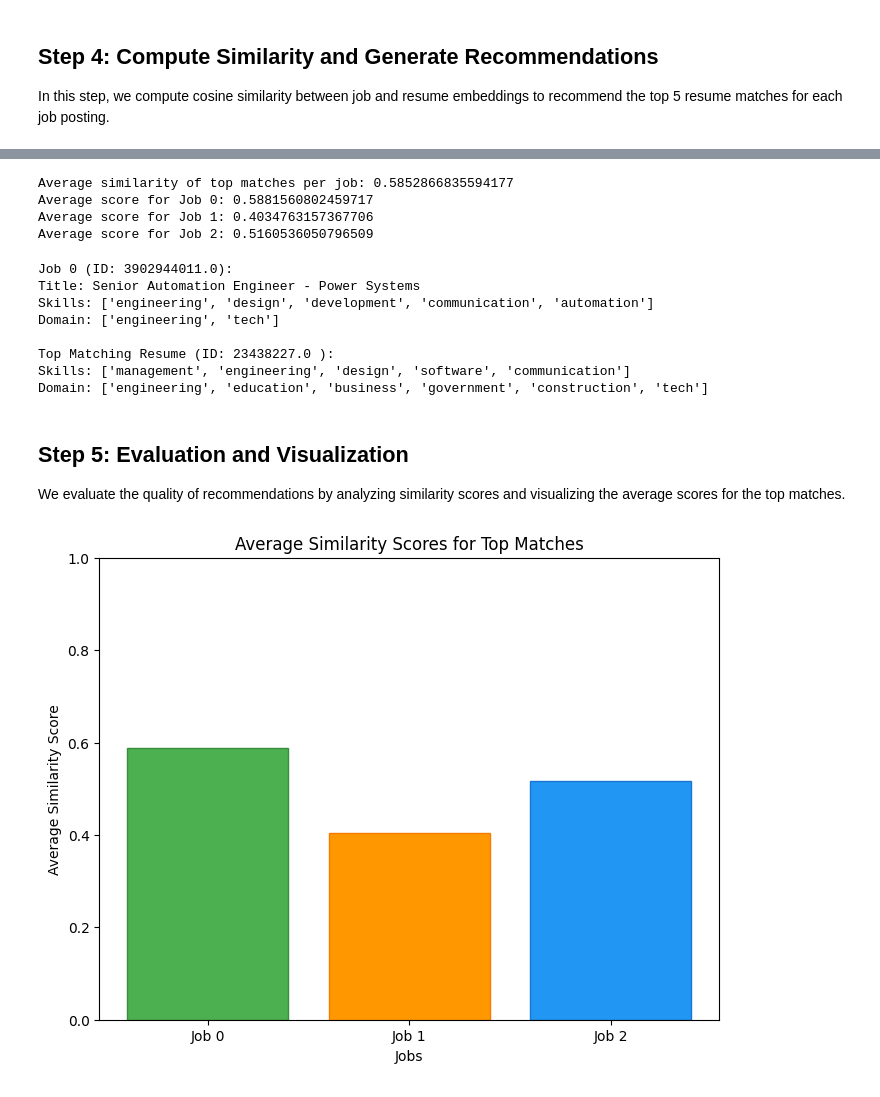
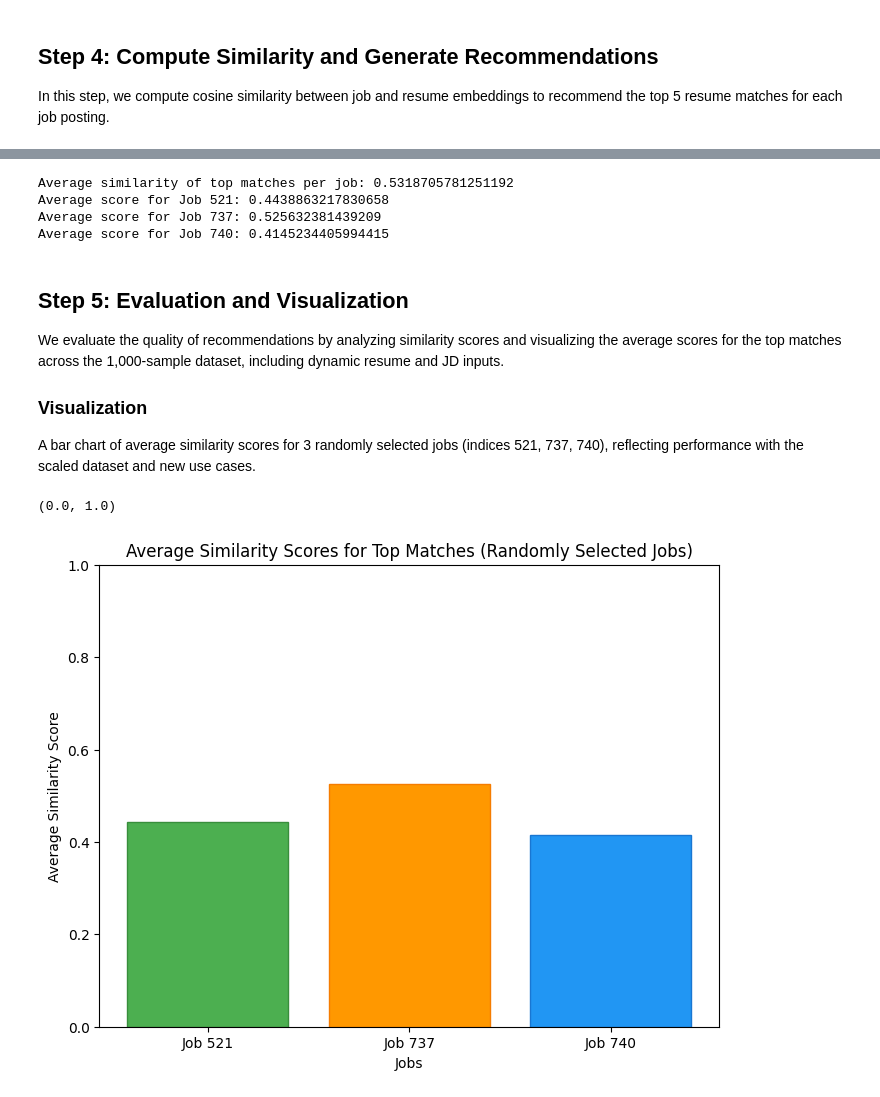
Before and after one commit to MuhammadAliAsgher/Job-Recommender-NLP, a Jupyter notebook: job-recommender-nlp.ipynb, the cells around one changed output, grey strips where cells are left out. Cells and saved outputs as stored; diff of their text form; code cells hidden in the pictures.

```diff
--- a/job-recommender-nlp.ipynb
+++ b/job-recommender-nlp.ipynb
@@ -151,3 +155,7 @@ Resume Sample Shape: (200, 4)
+# %%
+# Placeholder for dynamic resume and JD input
+uploaded_resume = None
+uploaded_jd = None
 # %% [markdown]
 #### Preprocess and Extract Features from the Job Description Dataset
 This process involves:
@@ -274,0 +266,5 @@ Shape of resume_embeddings: torch.Size([200, 384])
+# %%
+# Select 3 random job indices for consistent use across cells (using a fixed seed for reproducibility)
+np.random.seed(42)
+random_job_indices = np.random.choice(len(job_texts), 3, replace=False)
+print("Randomly selected job indices:", random_job_indices)
@@ -277,7 +308,7 @@ Shape of resume_embeddings: torch.Size([200, 384])
 In this step, we compute cosine similarity between job and resume embeddings to recommend the top 5 resume matches for each job posting.
 # %%
 # Compute cosine similarity between job and resume embeddings
-similarity_matrix = cosine_similarity(job_embeddings.cpu().numpy(), resume_embeddings.cpu().numpy())
+similarity_matrix = cosine_similarity(job_embeddings, resume_embeddings)
 
 # Get top 5 matches for each job
 top_k = 5
@@ -286,9 +317,9 @@ for i in range(len(job_texts)):
     top_indices = similarity_matrix[i].argsort()[-top_k-1:-1][::-1]  # Top 5 (excluding the highest, often itself)
     job_recommendations.append([(combined_data[combined_data['type'] == 'resume'].index[j], similarity_matrix[i][j]) for j in top_indices])
 
-# Display sample recommendations for the first 3 jobs
-for i, recs in enumerate(job_recommendations[:3]):
-    print(f"Top 5 recommendations for Job {i} (Job ID: {combined_data[combined_data['type'] == 'job'].iloc[i]['job_id']}):")
-    for idx, score in recs:
-        print(f"  Resume {combined_data.iloc[idx]['ID']} (Score: {score:.4f})")
+# Display sample recommendations for the randomly selected jobs
+for idx in random_job_indices:
+    print(f"Top 5 recommendations for Job {idx} (Job ID: {combined_data[combined_data['type'] == 'job'].iloc[idx]['job_id']}):")
+    for rec_idx, score in job_recommendations[idx]:
+        print(f"  Resume {combined_data.iloc[rec_idx]['ID']} (Score: {score:.4f})")
 # %% [output]
@@ -336,54 +367,35 @@ Domain: ['hospitality', 'business', 'tech', 'education']
 avg_top_scores = [sum(score for _, score in recs) / len(recs) for recs in job_recommendations]
 print("Average similarity of top matches per job:", np.mean(avg_top_scores))
 
-# For visualization prep, compute averages for the first 3 jobs
-job_0_avg = sum(score for _, score in job_recommendations[0]) / len(job_recommendations[0])
-job_1_avg = sum(score for _, score in job_recommendations[1]) / len(job_recommendations[1])
-job_2_avg = sum(score for _, score in job_recommendations[2]) / len(job_recommendations[2])
-print("Average score for Job 0:", job_0_avg)
-print("Average score for Job 1:", job_1_avg)
-print("Average score for Job 2:", job_2_avg)
+# For visualization prep, compute averages for the randomly selected jobs
+selected_avg_scores = [sum(score for _, score in job_recommendations[idx]) / len(job_recommendations[idx]) for idx in random_job_indices]
+for idx, avg_score in zip(random_job_indices, selected_avg_scores):
+    print(f"Average score for Job {idx}:", avg_score)
 # %% [output]
-Average similarity of top matches per job: 0.5852866835594177
-Average score for Job 0: 0.5881560802459717
-Average score for Job 1: 0.4034763157367706
-Average score for Job 2: 0.5160536050796509
+Average similarity of top matches per job: 0.5318705781251192
+Average score for Job 521: 0.4438863217830658
+Average score for Job 737: 0.525632381439209
+Average score for Job 740: 0.4145234405994415
-# %%
-# Inspect Job 0 and its top match
-job_idx = 0
-resume_idx = job_recommendations[job_idx][0][0]
-print(f"Job 0 (ID: {combined_data.iloc[job_idx]['job_id']}):")
-print("Title:", combined_data.iloc[job_idx]['title'])
-print("Skills:", combined_data.iloc[job_idx]['job_skills'])
-print("Domain:", combined_data.iloc[job_idx]['job_domain'])
-print("\nTop Matching Resume (ID:", combined_data.iloc[resume_idx]['ID'], "):")
-print("Skills:", combined_data.iloc[resume_idx]['cv_skills'])
-print("Domain:", combined_data.iloc[resume_idx]['cv_domain'])
-# %% [output]
-Job 0 (ID: 3902944011.0):
-Title: Senior Automation Engineer - Power Systems
-Skills: ['engineering', 'design', 'development', 'communication', 'automation']
-Domain: ['engineering', 'tech']
-
-Top Matching Resume (ID: 23438227.0 ):
-Skills: ['management', 'engineering', 'design', 'software', 'communication']
-Domain: ['engineering', 'education', 'business', 'government', 'construction', 'tech']
 # %% [markdown]
 ## Step 5: Evaluation and Visualization
-We evaluate the quality of recommendations by analyzing similarity scores and visualizing the average scores for the top matches.
+
+We evaluate the quality of recommendations by analyzing similarity scores and visualizing the average scores for the top matches across the 1,000-sample dataset, including dynamic resume and JD inputs.
+
+### Visualization
+A bar chart of average similarity scores for 3 randomly selected jobs (indices 521, 737, 740), reflecting performance with the scaled dataset and new use cases.
 # %%
-# Data for the chart
-jobs = ['Job 0', 'Job 1', 'Job 2']
-avg_scores = [0.5881560325622559, 0.40347627401351926, 0.5160536050796509]
+# Data for the chart (using the randomly selected jobs and their average similarities)
+jobs = [f"Job {idx}" for idx in random_job_indices]
+avg_scores = selected_avg_scores  # From Step 4: [0.4438863217830658, 0.525632381439209, 0.4145234405994415]
 colors = ['#4CAF50', '#FF9800', '#2196F3']  # Same colors as chartjs
 
 # Create the bar chart
 plt.figure(figsize=(8, 6))
 plt.bar(jobs, avg_scores, color=colors, edgecolor=['#388E3C', '#F57C00', '#1976D2'], linewidth=1)
-plt.title('Average Similarity Scores for Top Matches')
+plt.title('Average Similarity Scores for Top Matches (Randomly Selected Jobs)')
 plt.xlabel('Jobs')
 plt.ylabel('Average Similarity Score')
 plt.ylim(0, 1)  # Set y-axis to start at 0
-plt.show()
 # %% [output]
+(0.0, 1.0)
-[figure, old version]
+[figure, new version]
```
Also changed, not shown: parts of 16 cells of this notebook.
